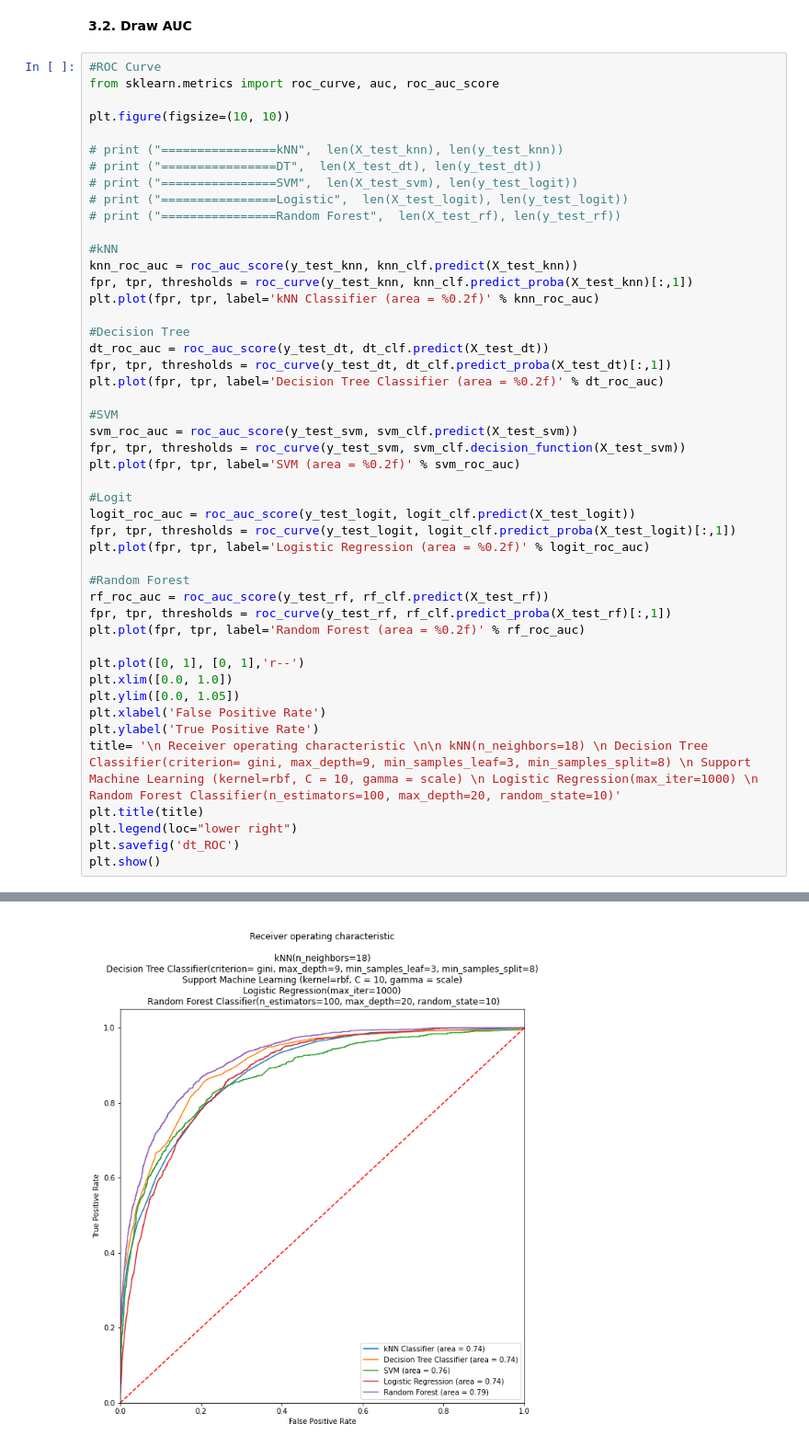
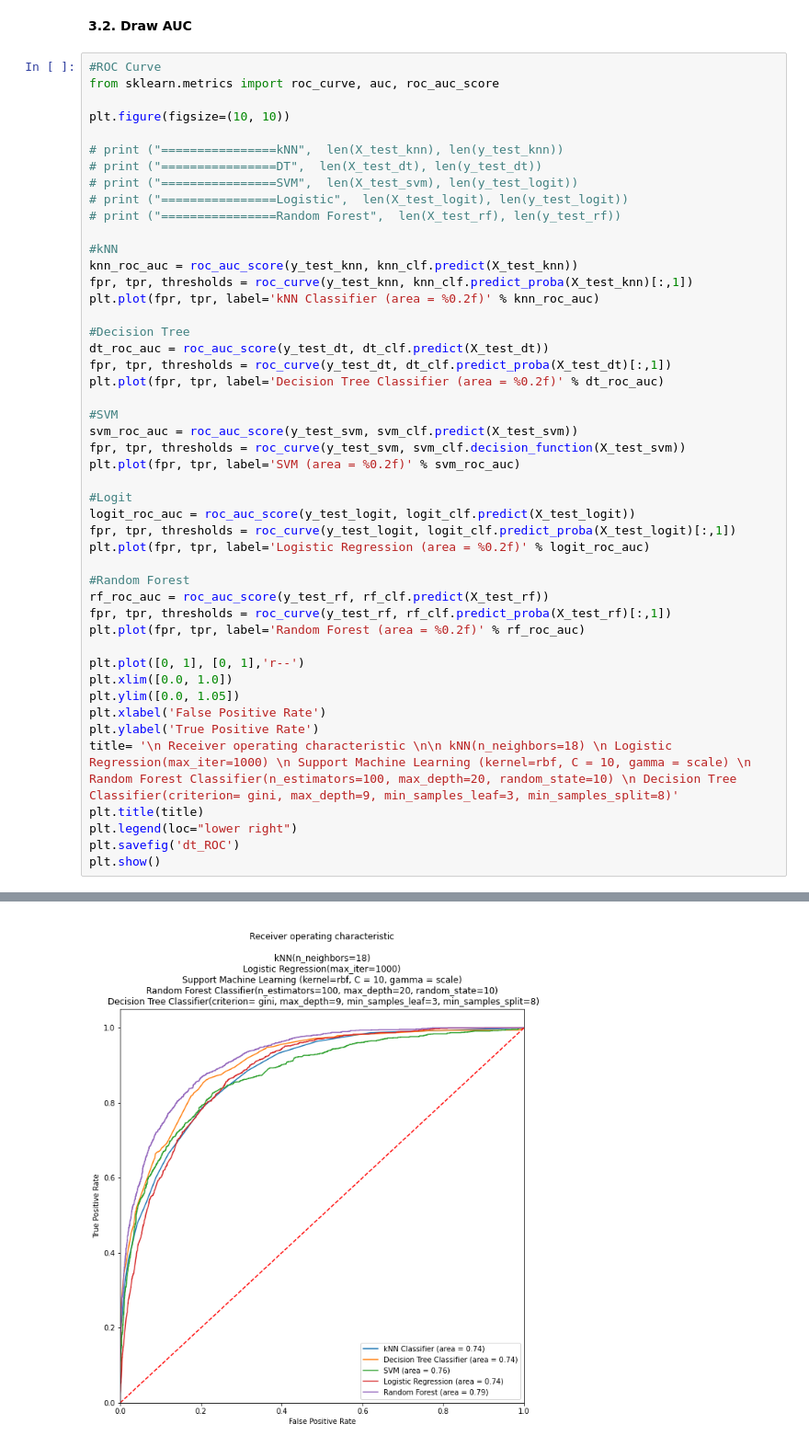
Before and after one commit to ngonhan2k5/cs-ml, a Jupyter notebook: proj1/AUC_Curve.ipynb, the cells around one changed output, grey strips where cells are left out. Shown: that part at 92% size. Drawn from its saved outputs; the diff is of its cells as text.

```diff
--- a/proj1/AUC_Curve.ipynb
+++ b/proj1/AUC_Curve.ipynb
@@ -333,7 +333,7 @@ plt.xlim([0.0, 1.0])
 plt.ylim([0.0, 1.05])
 plt.xlabel('False Positive Rate')
 plt.ylabel('True Positive Rate')
-title= '\n Receiver operating characteristic \n\n kNN(n_neighbors=18) \n Decision Tree Classifier(criterion= gini, max_depth=9, min_samples_leaf=3, min_samples_split=8) \n Support Machine Learning (kernel=rbf, C = 10, gamma = scale) \n Logistic Regression(max_iter=1000) \n Random Forest Classifier(n_estimators=100, max_depth=20, random_state=10)'
+title= '\n Receiver operating characteristic \n\n kNN(n_neighbors=18) \n Logistic Regression(max_iter=1000) \n Support Machine Learning (kernel=rbf, C = 10, gamma = scale) \n Random Forest Classifier(n_estimators=100, max_depth=20, random_state=10) \n Decision Tree Classifier(criterion= gini, max_depth=9, min_samples_leaf=3, min_samples_split=8)'
 plt.title(title)
 plt.legend(loc="lower right")
 plt.savefig('dt_ROC')
@@ -354,2 +354,2 @@ Text(0.5, 1.0, '\n Receiver operating characteristic \n\n kNN(n_neighbors=18) \n
 <matplotlib.legend.Legend at 0x...>
-[figure, old version]
+[figure, new version]
```
Also changed, not shown: parts of 1 cell of this notebook.
